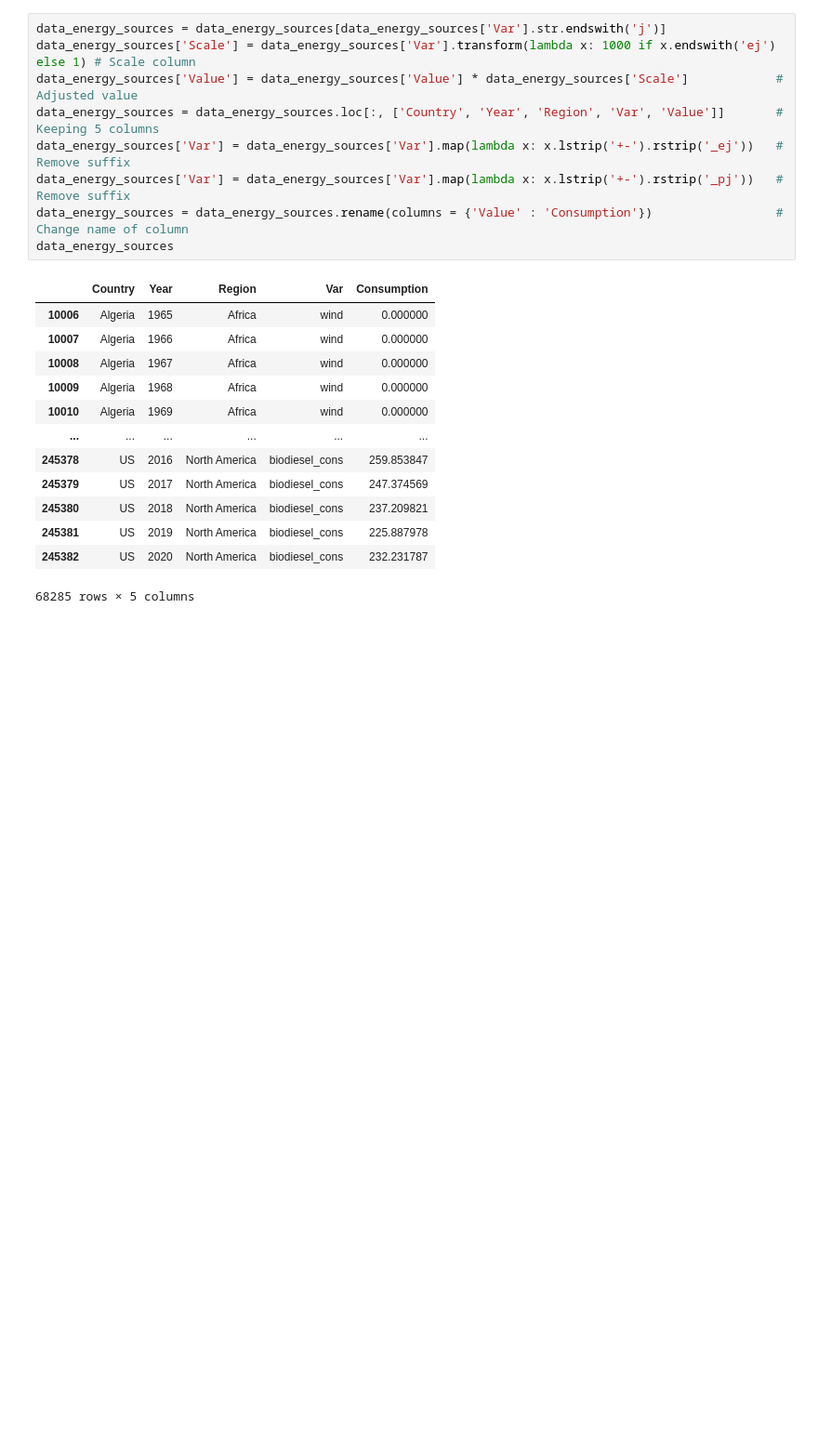
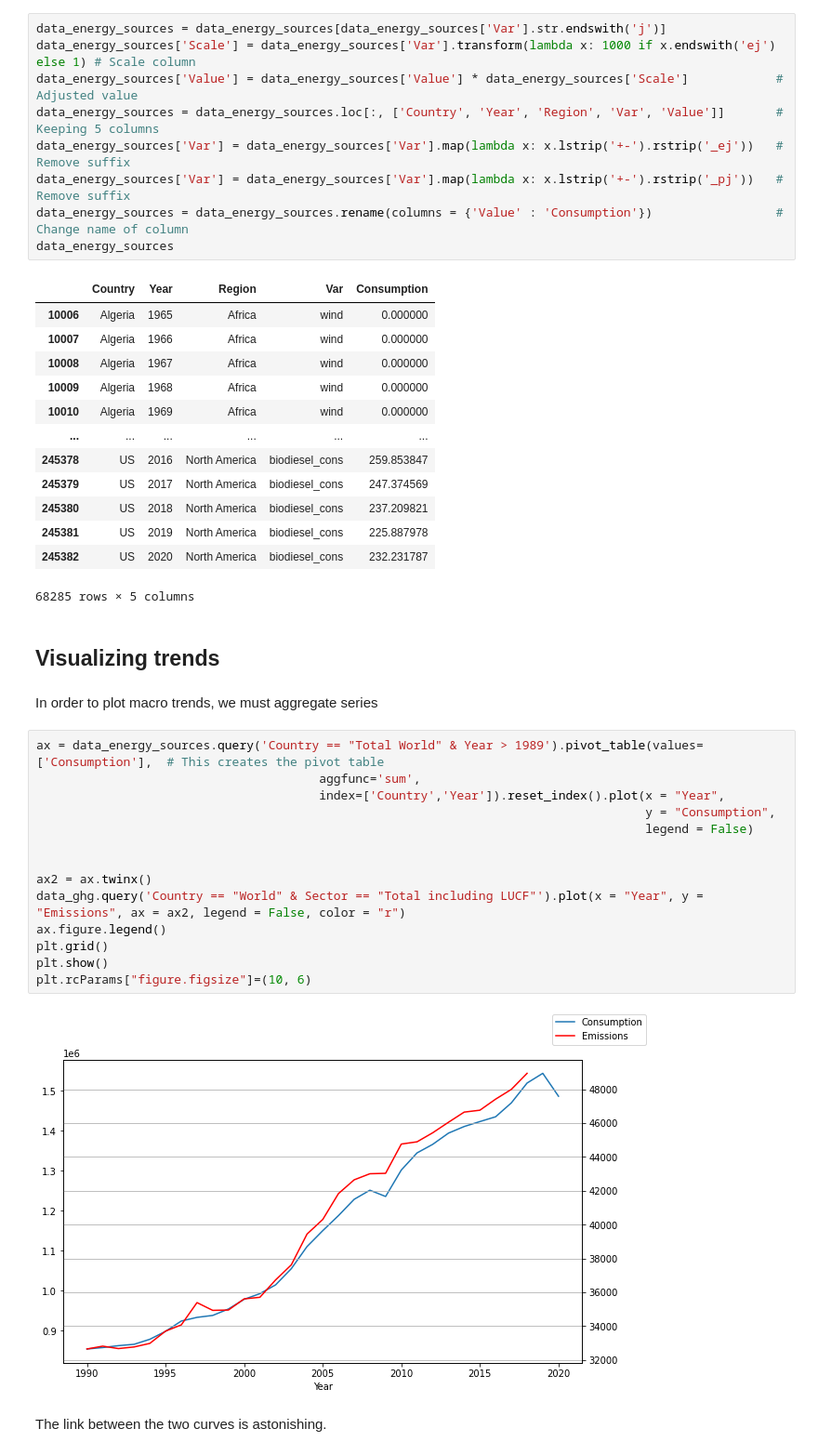
Before and after one commit to shokru/carbon_emissions, a Jupyter notebook: energy_emissions.ipynb, the cells around one changed output. Shown at 93% size. Cells and saved outputs as stored; diff of their text form; blank space fills up the shorter version.

```diff
--- a/energy_emissions.ipynb
+++ b/energy_emissions.ipynb
@@ -196,3 +196,25 @@ data_energy_sources
 | 245381 | US | 2019 | North America | biodiesel_cons | 225.887978 |
 | 245382 | US | 2020 | North America | biodiesel_cons | 232.231787 |
 68285 rows × 5 columns
+# %% [markdown]
+## Visualizing trends
+# %% [markdown]
+In order to plot macro trends, we must aggregate series
+# %%
+ax = data_energy_sources.query('Country == "Total World" & Year > 1989').pivot_table(values=['Consumption'],  # This creates the pivot table
+                                       aggfunc='sum',
+                                       index=['Country','Year']).reset_index().plot(x = "Year",
+                                                                                    y = "Consumption",
+                                                                                    legend = False)
+
+
+ax2 = ax.twinx()
+data_ghg.query('Country == "World" & Sector == "Total including LUCF"').plot(x = "Year", y = "Emissions", ax = ax2, legend = False, color = "r")
+ax.figure.legend()
+plt.grid()
+plt.show()
+plt.rcParams["figure.figsize"]=(10, 6)
+# %% [output]
+[figure, added]
+# %% [markdown]
+The link between the two curves is astonishing.
```
Also changed, not shown: parts of 1 cell of this notebook.
